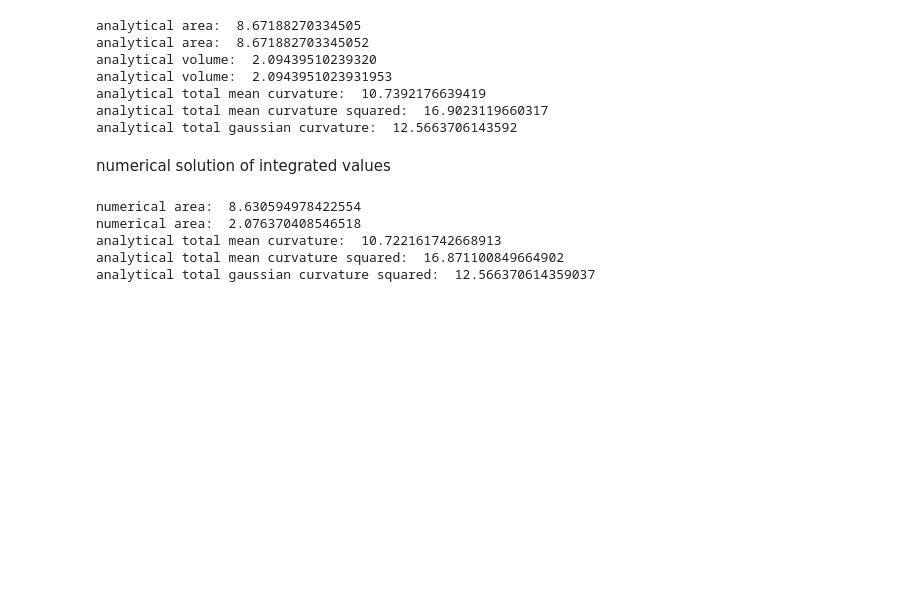
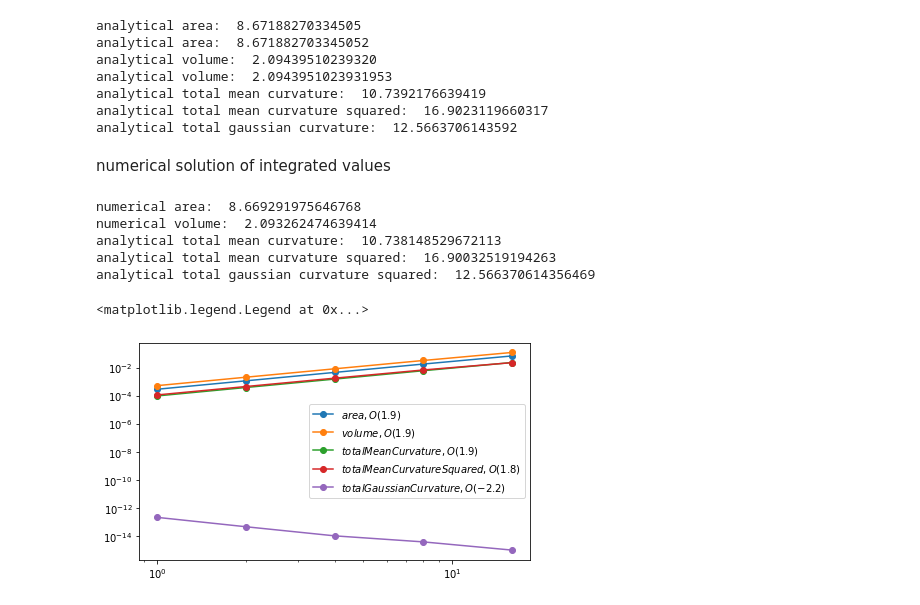
Before and after one commit to RangamaniLabUCSD/2020-Mem3DG-Applications, a Jupyter notebook: run/validation/spatial_convergence/homo/ellipse.ipynb, the cells around one changed output. Cells and saved outputs as stored; diff of their text form; code cells hidden in the pictures; blank space fills up the shorter version.

```diff
--- a/run/validation/spatial_convergence/homo/ellipse.ipynb
+++ b/run/validation/spatial_convergence/homo/ellipse.ipynb
@@ -382,18 +382,66 @@ analytical total mean curvature squared:  16.9023119660317
 analytical total gaussian curvature:  12.5663706143592
 # %% [markdown]
 numerical solution of integrated values
-# %%
-print("numerical area: ", system.surfaceArea)
-print("numerical volume: ", system.volume)
-print("analytical total mean curvature: ", np.sum(
-    system.getLumpedMassMatrix() * system.getMeanCurvature()))
-print("analytical total mean curvature squared: ", np.sum(
-    system.getLumpedMassMatrix() * system.getMeanCurvature()**2))
-print("analytical total gaussian curvature squared: ", np.sum(
-    system.getLumpedMassMatrix() * system.getGaussianCurvature()))
-# %% [output]
-numerical area:  8.630594978422554
-numerical area:  2.076370408546518
-analytical total mean curvature:  10.722161742668913
-analytical total mean curvature squared:  16.871100849664902
-analytical total gaussian curvature squared:  12.566370614359037
+# %%
+print("numerical area: ", system.surfaceArea)
+print("numerical volume: ", system.volume)
+print("analytical total mean curvature: ", np.sum(system.getMeanCurvature()))
+print("analytical total mean curvature squared: ", np.sum(
+     (system.getMeanCurvature())**2 / system.getVertexDualArea() ))
+print("analytical total gaussian curvature squared: ", np.sum(system.getGaussianCurvature()))
+
+nSubSize = 5
+area_num = np.zeros(nSubSize)
+volume_num = np.zeros(nSubSize)
+totalMeanCurvature_num = np.zeros(nSubSize)
+totalMeanCurvatureSquared_num = np.zeros(nSubSize)
+totalGaussianCurvature_num = np.zeros(nSubSize)
+
+for i in range(nSubSize):
+  topo, coord = dg.getIcosphere(1, i+1)
+  coord, theta, parametricBeta = deform(coord)
+  system = dg.System(topo, coord, parameters)
+  area_num[i] = system.surfaceArea
+  volume_num[i] = system.volume
+  totalMeanCurvature_num[i] = np.sum(system.getMeanCurvature())
+  totalMeanCurvatureSquared_num[i]= np.sum(
+     (system.getMeanCurvature())**2 / system.getVertexDualArea() )
+  totalGaussianCurvature_num[i] = np.sum(system.getGaussianCurvature())
+
+from scipy.optimize import curve_fit
+fig, ax = plt.subplots()
+fig.set_size_inches(7, 4)
+x = 2 ** np.array(list(reversed(range(nSubSize))))
+def myExpFunc(x, a, b):
+    return a * np.power(x, b)
+
+error = abs(area_num - area)/abs(area)
+popt, pcov = curve_fit(myExpFunc, x, error)
+ax.loglog(x, error,
+              '-o', label="$area, O({{{order: .1f}}})$".format(order=popt[1]))
+error = abs(volume_num - volume)/abs(volume)
+popt, pcov = curve_fit(myExpFunc, x, error)
+ax.loglog(x, error,
+              '-o', label="$volume, O({{{order: .1f}}})$".format(order=popt[1]))
+error = abs(totalMeanCurvature_num - totalMeanCurvature)/abs(totalMeanCurvature)
+popt, pcov = curve_fit(myExpFunc, x, error)
+ax.loglog(x, error,
+              '-o', label="$totalMeanCurvature, O({{{order: .1f}}})$".format(order=popt[1]))
+error = abs(totalMeanCurvatureSquared_num - totalMeanCurvatureSquared)/abs(totalMeanCurvatureSquared)
+popt, pcov = curve_fit(myExpFunc, x, error)
+ax.loglog(x, error,
+              '-o', label="$totalMeanCurvatureSquared, O({{{order: .1f}}})$".format(order=popt[1]))
+error = abs(totalGaussianCurvature_num - totalGaussianCurvature)/abs(totalGaussianCurvature)
+popt, pcov = curve_fit(myExpFunc, x, error)
+ax.loglog(x, error,
+              '-o', label="$totalGaussianCurvature, O({{{order: .1f}}})$".format(order=popt[1]))
+
+ax.legend()
+# %% [output]
+numerical area:  8.669291975646768
+numerical volume:  2.093262474639414
+analytical total mean curvature:  10.738148529672113
+analytical total mean curvature squared:  16.90032519194263
+analytical total gaussian curvature squared:  12.566370614356469
+<matplotlib.legend.Legend at 0x...>
+[figure, added]
```
